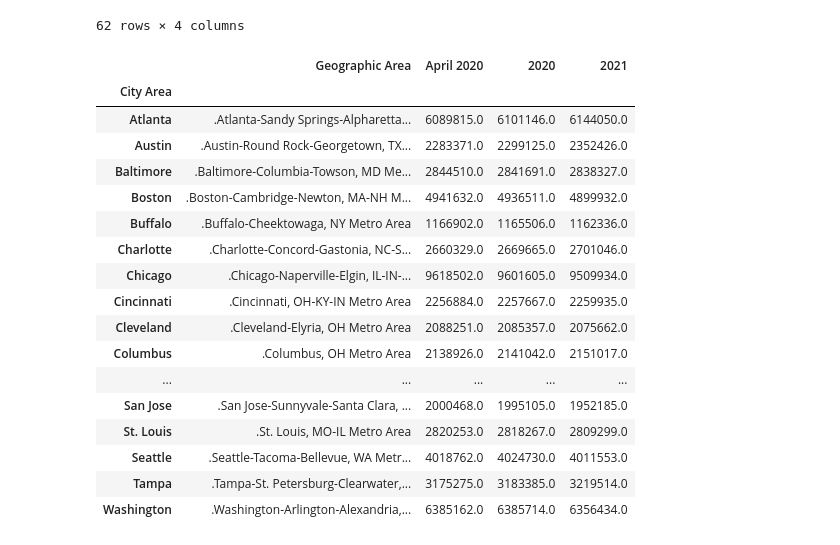
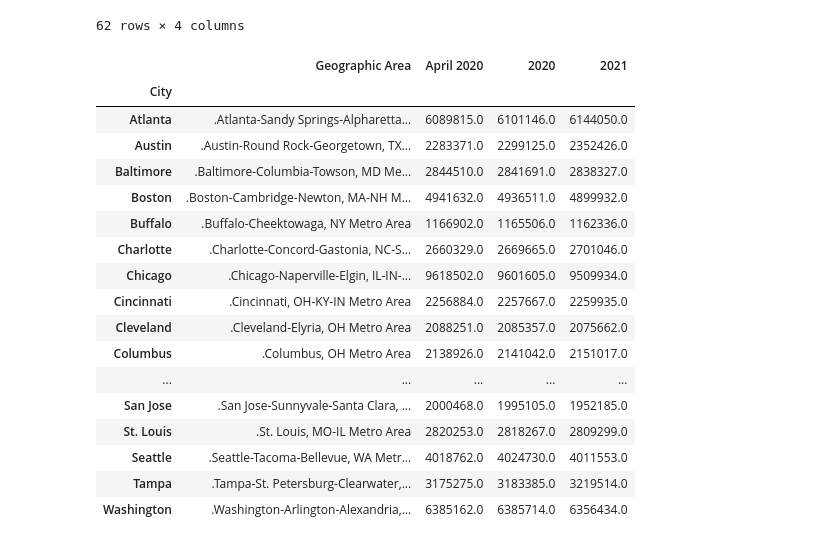
Before and after one commit to RL-Lane/Professional-Sports, a Jupyter notebook: US Census Data.ipynb, the cells around one changed output. Drawn from its saved outputs; the diff is of its cells as text; code cells hidden in the pictures.

```diff
--- a/US Census Data.ipynb
+++ b/US Census Data.ipynb
@@ -123,16 +123,16 @@ pro_us_cities_2021
 # %%
 new_df = pd.DataFrame(columns = ['Geographic Area', 'April 2020', '2020', '2021'])
 temp_df = pd.DataFrame()
 for city in us_cities_2021:
     temp_df = pro_us_cities_2021.loc[pro_us_cities_2021['Geographic Area'].str.contains(city)]
     temp_df = temp_df.sort_values('2021',ascending=False)
-    temp_df['City Area'] = city
+    temp_df['City'] = city
     new_df=new_df.append(temp_df.head(1))
 
-new_df.set_index('City Area')
+new_df.set_index('City')
 # %% [output]
 |  | Geographic Area | April 2020 | 2020 | 2021 |
-| City Area |  |  |  |  |
+| City |  |  |  |  |
 | Atlanta | .Atlanta-Sandy Springs-Alpharetta... | 6089815.0 | 6101146.0 | 6144050.0 |
 | Austin | .Austin-Round Rock-Georgetown, TX... | 2283371.0 | 2299125.0 | 2352426.0 |
 | Baltimore | .Baltimore-Columbia-Towson, MD Me... | 2844510.0 | 2841691.0 | 2838327.0 |
```
Also changed, not shown: parts of 8 cells of this notebook, 9 other files.
